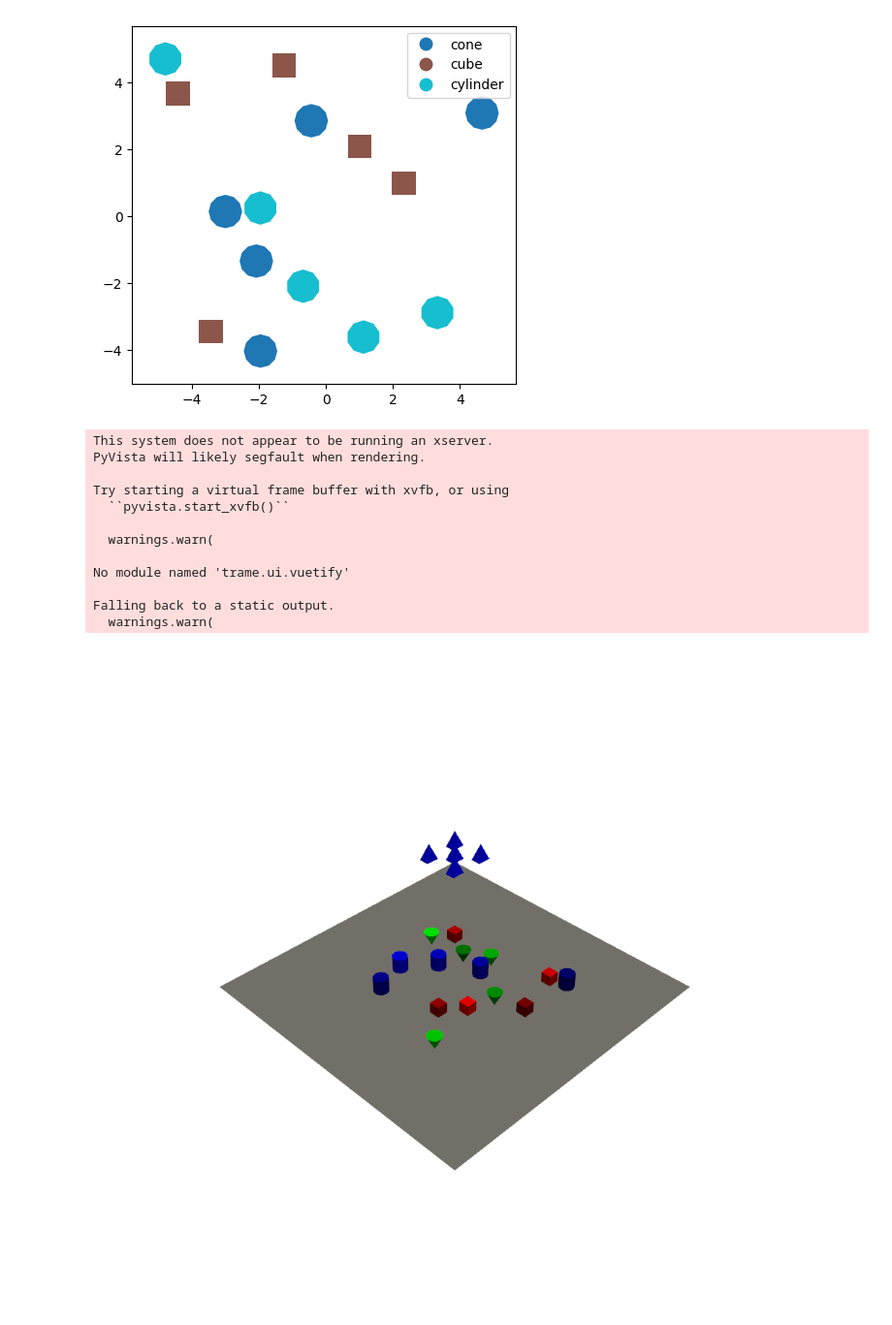
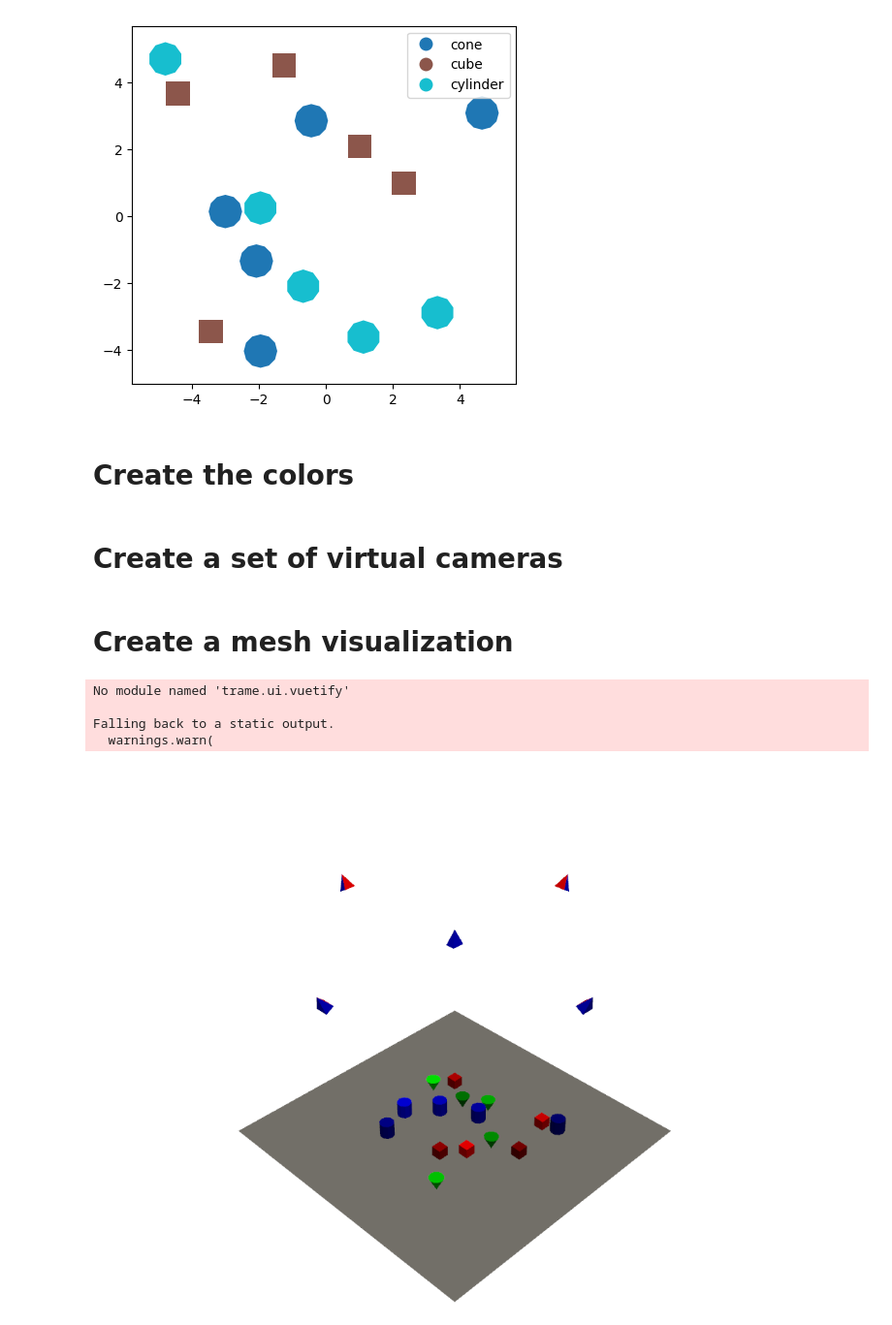
Before and after one commit to open-forest-observatory/geograypher, a Jupyter notebook: examples/concept_figure.ipynb, the cells around one changed output. Shown at 97% size. Drawn from its saved outputs; the diff is of its cells as text; code cells hidden in the pictures; blank space fills up the shorter version.

Commit message:
Added camera poses

```diff
--- a/examples/concept_figure.ipynb
+++ b/examples/concept_figure.ipynb
@@ -152,36 +137,57 @@ labels_gdf.plot("name", legend=True)
 # %% [output]
 <Axes: >
 [figure]
+# %% [markdown]
+# Create the colors
+# %%
+color_dict = {"cube": (1, 0, 0), "cone": (0, 1, 0), "cylinder": (0, 0, 1)}
+
+colors_per_face = np.full((mesh.n_cells, 3), fill_value=0.5)
+
+for name, group in labels_gdf.groupby("name"):
+    num = len(group)
+    gradient = make_color_gradient(color_dict[name], num)
+    # Indices into the original dataset
+    IDs = group.index.to_numpy()
+    # TODO rename
+    for ID, color in zip(IDs, gradient):
+        matching = mesh["ID"] == ID
+        colors_per_face[matching, :] = color
+# %% [markdown]
+
+# Create a set of virtual cameras
 # %%
-t_vecs = ((0,0,10),(-1,-1,10),(-1,1,10),(1,1,10),(1,-1,10))
-r_vecs = ((180,0,0),) * len(t_vecs)
+HEIGHT = 15
+DIST_FROM_CENTER = 10
+PITCH = 150
+
+t_vecs = (
+    (0, 0, HEIGHT),
+    (0, DIST_FROM_CENTER, HEIGHT),
+    (DIST_FROM_CENTER, 0, HEIGHT),
+    (-DIST_FROM_CENTER, 0, HEIGHT),
+    (0, -DIST_FROM_CENTER, HEIGHT),
+)
+# Roll, pitch, yaw convention
+r_vecs = ((0, 180, 0), (0, PITCH, 0), (270, PITCH, 0), (90, PITCH, 0), (180, PITCH, 0))
 
 cam_to_world_transforms = []
 for r_vec, t_vec in zip(r_vecs, t_vecs):
-    r_mat = Rotation.from_euler("XYZ", r_vec, degrees=True).as_matrix()
+    r_mat = Rotation.from_euler("ZXY", r_vec, degrees=True).as_matrix()
     transform = np.eye(4)
-    transform[:3,:3] = r_mat
-    transform[:3,3] = t_vec
+    transform[:3, :3] = r_mat
+    transform[:3, 3] = t_vec
     cam_to_world_transforms.append(transform)
 
 camera_set = PhotogrammetryCameraSet(cam_to_world_transforms=cam_to_world_transforms)
-
-plotter = pv.Plotter()
-pv.start_xvfb()
-plotter.add_mesh(mesh, scalars=scalars, rgb=True)
-camera_set.vis(plotter=plotter)
-plotter.show()
-# %% [output]
-This system does not appear to be running an xserver.
-PyVista will likely segfault when rendering.
-
-Try starting a virtual frame buffer with xvfb, or using
-  ``pyvista.start_xvfb()``
-
-  warnings.warn(
-
-No module named 'trame.ui.vuetify'
-
-Falling back to a static output.
-  warnings.warn(
-[figure, removed]
+# %% [markdown]
+# Create a mesh visualization
+# %%
+colored_mesh = TexturedPhotogrammetryMesh(mesh, texture=colors_per_face)
+colored_mesh.vis(force_xvfb=True, camera_set=camera_set)
+# %% [output]
+No module named 'trame.ui.vuetify'
+
+Falling back to a static output.
+  warnings.warn(
+[figure, added]
```
Also changed, not shown: parts of 5 cells of this notebook.
